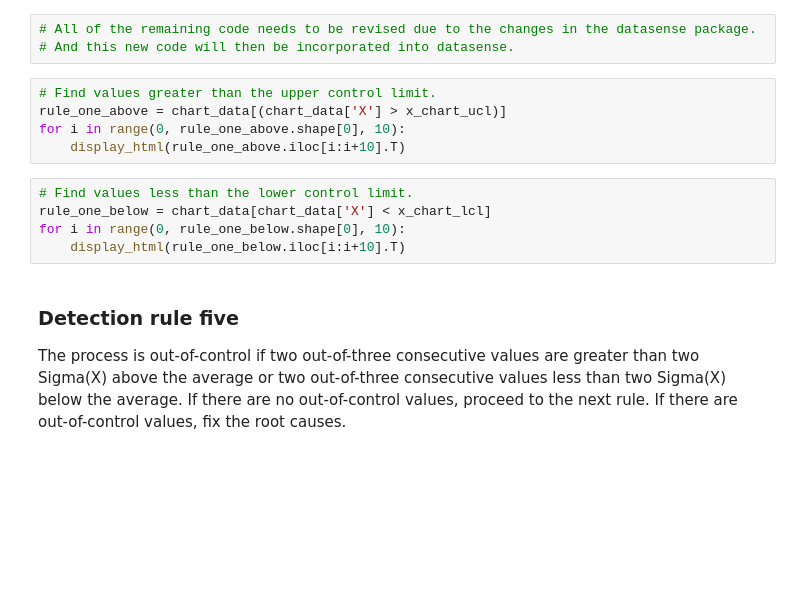
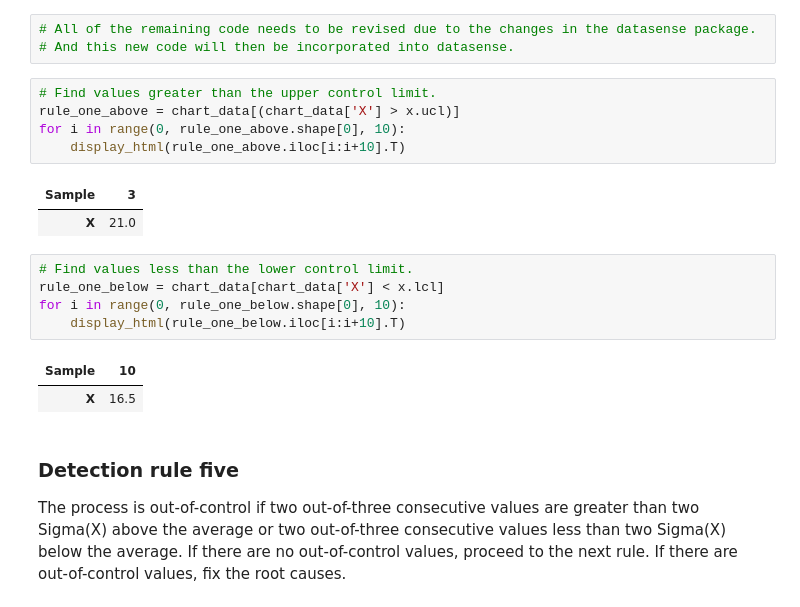
Before and after one commit to krkmzismail/control_charts, a Jupyter notebook: control_charts_x_mr.ipynb, the cells around one changed output. Cells and saved outputs as stored; diff of their text form; blank space fills up the shorter version.

```diff
--- a/control_charts_x_mr.ipynb
+++ b/control_charts_x_mr.ipynb
@@ -151,14 +176,20 @@ from IPython.display import display_html
 # And this new code will then be incorporated into datasense.
 # %%
 # Find values greater than the upper control limit.
-rule_one_above = chart_data[(chart_data['X'] > x_chart_ucl)]
+rule_one_above = chart_data[(chart_data['X'] > x.ucl)]
 for i in range(0, rule_one_above.shape[0], 10):
     display_html(rule_one_above.iloc[i:i+10].T)
+# %% [output]
+| Sample | 3 |
+| X | 21.0 |
 # %%
 # Find values less than the lower control limit.
-rule_one_below = chart_data[chart_data['X'] < x_chart_lcl]
+rule_one_below = chart_data[chart_data['X'] < x.lcl]
 for i in range(0, rule_one_below.shape[0], 10):
     display_html(rule_one_below.iloc[i:i+10].T)
+# %% [output]
+| Sample | 10 |
+| X | 16.5 |
 # %% [markdown]
 ### Detection rule five
 The process is out-of-control if two out-of-three consecutive values are greater than two Sigma(X) above the average or two out-of-three consecutive values less than two Sigma(X) below the average. If there are no out-of-control values, proceed to the next rule. If there are out-of-control values, fix the root causes.
```
Also changed, not shown: parts of 20 cells of this notebook.
